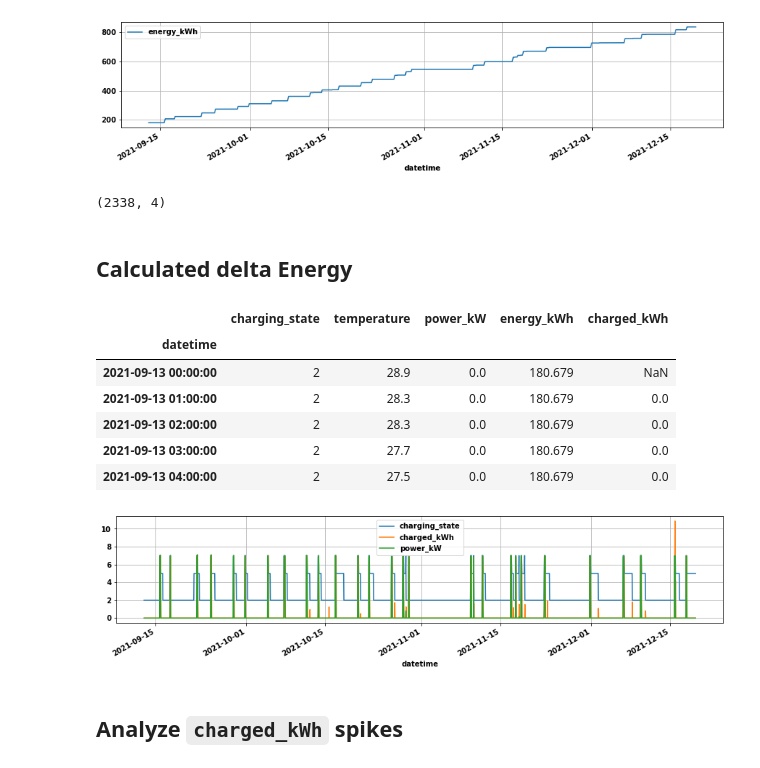
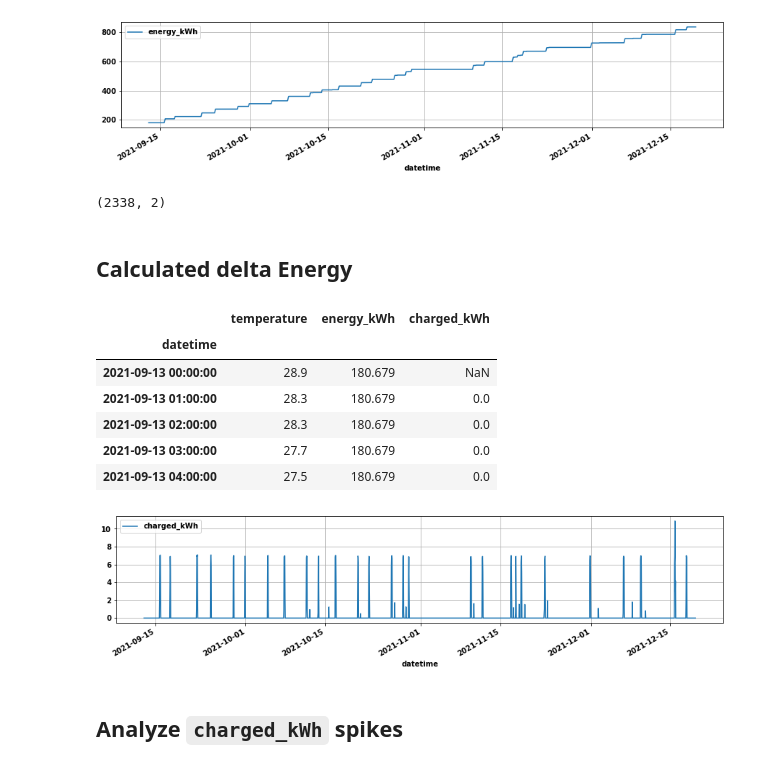
Before and after one commit to munich-ml/raspi_walli, a Jupyter notebook: database/database_migration/calc_walli_statistics.ipynb, the cells around one changed output. Saved outputs shown, nothing was run; the diff lists cells and outputs as text; code cells hidden in the pictures.

```diff
--- a/database/database_migration/calc_walli_statistics.ipynb
+++ b/database/database_migration/calc_walli_statistics.ipynb
@@ -11,8 +11,12 @@ pio.templates.default = "plotly_dark"  #"plotly_white"
 db.create_all()
 # %% [markdown]
 ## Read back `hourly` data from database
+# %%
+year = dt.date.today().year
 # %%
-wss = db.session.query(WalliStat).filter(WalliStat.campaign_id==0).all()
+wss = db.session.query(WalliStat).filter(WalliStat.campaign_id==0,
+                                         WalliStat.datetime>=dt.date(year,1,1),
+                                         WalliStat.datetime< dt.date(year,12,31)).all()
 df = WalliStat.to_dataframe(wss)
 df.tail(2)
 # %% [output]
@@ -32,7 +37,7 @@ Index(['datetime', 'charging_state', 'I_L1', 'I_L2', 'I_L3', 'temperature',
       dtype='object')
 # %%
-df = df.drop(['I_L1', 'I_L2', 'I_L3', 'V_L1', 'V_L2', 'V_L3', 'extern_lock_state',
-              'energy_pwr_on', 'I_max_cfg', 'I_min_cfg', 'modbus_watchdog_timeout',
+df = df.drop(['I_L1', 'I_L2', 'I_L3', 'V_L1', 'V_L2', 'V_L3', 'extern_lock_state', 'charging_state',
+              'energy_pwr_on', 'I_max_cfg', 'I_min_cfg', 'modbus_watchdog_timeout', 'power_kW',
               'remote_lock', 'I_max_cmd', 'I_fail_safe', 'campaign_id'], axis=1).set_index("datetime")
 df.tail()
 # %% [output]
@@ -48,5 +50,0 @@ df.tail()
-# %%
-df["power_kW"] = df["power"] / 1000
-df["energy_kWh"] = df["energy_total"] / 1000
-df = df.drop(["power", "energy_total"], axis=1)
-df.tail()
@@ -73,24 +55,24 @@ df[["energy_kWh"]].plot(figsize=(15,3), grid="both");
 # %%
 df.shape
 # %% [output]
-(2338, 4)
+(2338, 2)
 # %% [markdown]
 ## Calculated delta Energy
 # %%
 df["charged_kWh"] = df["energy_kWh"].diff()
 df.head()
 # %% [output]
-|  | charging_state | temperature | power_kW | energy_kWh | charged_kWh |
-| datetime |  |  |  |  |  |
-| 2021-09-13 00:00:00 | 2 | 28.9 | 0.0 | 180.679 | NaN |
-| 2021-09-13 01:00:00 | 2 | 28.3 | 0.0 | 180.679 | 0.0 |
-| 2021-09-13 02:00:00 | 2 | 28.3 | 0.0 | 180.679 | 0.0 |
-| 2021-09-13 03:00:00 | 2 | 27.7 | 0.0 | 180.679 | 0.0 |
-| 2021-09-13 04:00:00 | 2 | 27.5 | 0.0 | 180.679 | 0.0 |
+|  | temperature | energy_kWh | charged_kWh |
+| datetime |  |  |  |
+| 2021-09-13 00:00:00 | 28.9 | 180.679 | NaN |
+| 2021-09-13 01:00:00 | 28.3 | 180.679 | 0.0 |
+| 2021-09-13 02:00:00 | 28.3 | 180.679 | 0.0 |
+| 2021-09-13 03:00:00 | 27.7 | 180.679 | 0.0 |
+| 2021-09-13 04:00:00 | 27.5 | 180.679 | 0.0 |
 # %%
-df[['charging_state', 'charged_kWh', "power_kW"]].plot(figsize=(15,3), grid="both");
+df[['charged_kWh']].plot(figsize=(15,3), grid="both");
 # %% [output]
-[figure, old version]
+[figure, new version]
 # %% [markdown]
 ## Analyze `charged_kWh` spikes
 # %%
```
Also changed, not shown: parts of 9 cells of this notebook, 3 other files.
